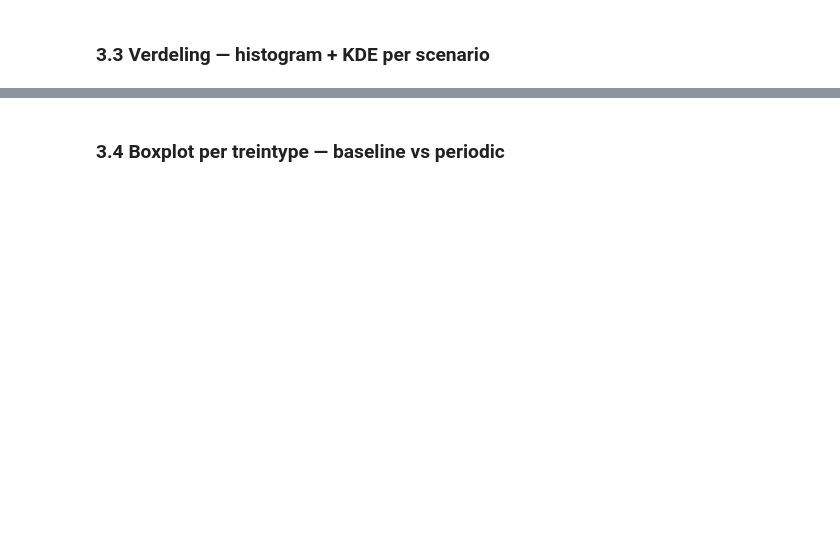
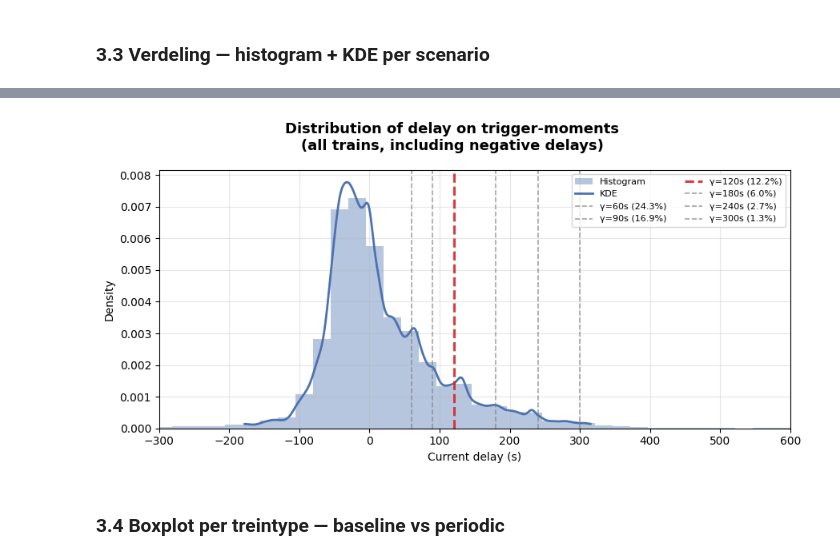
Before and after one commit to DauwDW/Thesis, a Jupyter notebook: notebooks/Calibrate_Gamma.ipynb, the cells around one changed output, grey strips where cells are left out. Saved outputs shown, nothing was run; the diff lists cells and outputs as text; code cells hidden in the pictures; blank space fills up the shorter version.

```diff
--- a/notebooks/Calibrate_Gamma.ipynb
+++ b/notebooks/Calibrate_Gamma.ipynb
@@ -287,2 +330,88 @@ plt.show()
+# %%
+fig, ax = plt.subplots(figsize=(9, 4.5))
+
+fig.suptitle(
+    "Distribution of delay on trigger-moments\n"
+    "(all trains, including negative delays)",
+    fontsize=13,
+    fontweight="bold"
+)
+
+datasets = [
+    (df_peri_triggers, "Periodic RF=900", "#4C72B0"),
+]
+
+for df_t, label, color in datasets:
+
+    # ALL trains + include negative and zero delays
+    delays = df_t["exit_delay"].fillna(0)
+
+    # Histogram
+    ax.hist(
+        delays,
+        bins=80,
+        density=True,
+        alpha=0.4,
+        color=color,
+        label="Histogram"
+    )
+
+    # KDE
+    try:
+        kde = stats.gaussian_kde(delays)
+
+        x = np.linspace(
+            delays.quantile(0.01),
+            delays.quantile(0.99),
+            500
+        )
+
+        ax.plot(
+            x,
+            kde(x),
+            color=color,
+            linewidth=2,
+            label="KDE"
+        )
+
+    except Exception:
+        pass
+
+    # Gamma thresholds
+    for g in GAMMA_CANDIDATES:
+
+        special = (g == 120)
+
+        pct = 100 * (delays >= g).mean()
+
+        ax.axvline(
+            g,
+            linestyle="--",
+            linewidth=2.2 if special else 1.2,
+            alpha=0.9 if special else 0.7,
+            color="#D62728" if special else "#7F7F7F",
+            label=f"γ={g}s ({pct:.1f}%)"
+        )
+
+    # Styling
+    ax.set_xlabel("Current delay (s)")
+    ax.set_ylabel("Density")
+
+    ax.set_xlim(-300, 600)
+
+    ax.legend(fontsize=8, ncol=2)
+    ax.grid(alpha=0.3)
+
+plt.tight_layout()
+
+plt.savefig(
+    "gamma_calibration_all_trains.png",
+    dpi=150,
+    bbox_inches="tight"
+)
+
+plt.show()
+# %% [output]
+[figure, added]
 # %% [markdown]
 ### 3.4 Boxplot per treintype — baseline vs periodic
```
Also changed, not shown: parts of 8 cells of this notebook, 30 other files.
